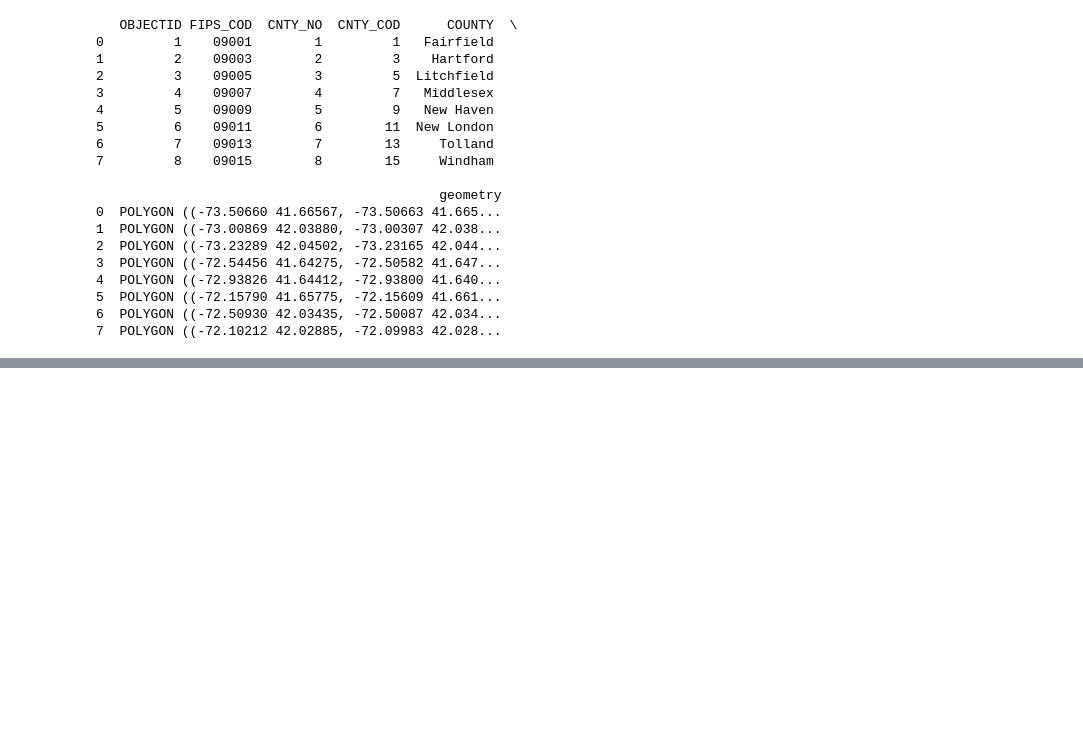
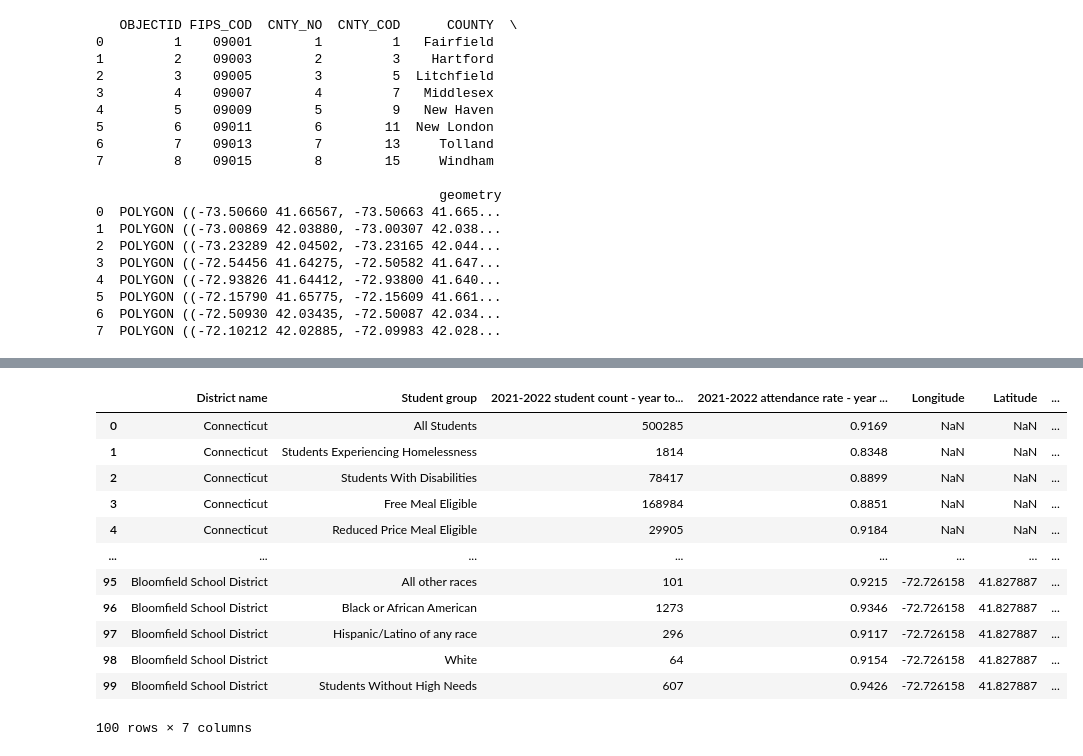
Before and after one commit to dmisiti/project_3_data_visualization, a Jupyter notebook: Untitled.ipynb, the cells around one changed output, grey strips where cells are left out. Drawn from its saved outputs; the diff is of its cells as text; code cells hidden in the pictures; blank space fills up the shorter version.

```diff
--- a/Untitled.ipynb
+++ b/Untitled.ipynb
@@ -15,10 +16,12 @@ warnings.filterwarnings("ignore")
 input_data = "resources/Education_Directory_20241219.csv"
 input_data2 = "resources/School_Attendance_by_Student_Group_and_District__2021-2022.csv"
 Mapedata_df = gpd.read_file("resources/Connecticut_County_Index_1575646623042208529.geojson")
+input_data3="resources/attendance_and_locations.csv"
 # %%
 # Reading in the data set
 education_df =pd.read_csv( input_data, low_memory= False)
 attendance_df = pd.read_csv(input_data2,low_memory = False)
+atte_loca_df= pd.read_csv(input_data3,low_memory = False)
 # %%
 #displaying the data set of education
 education_df.head(100)
@@ -336,0 +324,4 @@ AttributeError: 'DataFrame' object has no attribute 'explore'
+# %%
+#creating a new pandas dataframe with the information needed to add to the geopandas dataframe
+A_L_df= atte_loca_df[['District name','Student group','2021-2022 student count - year to date','2021-2022 attendance rate - year to date','Longitude','Latitude']]
+A_L_df.head()
@@ -336,0 +335,3 @@ AttributeError: 'DataFrame' object has no attribute 'explore'
+# %%
+#replacing the blanck cells with NaN inorder to allow the pandas dataframe to be converted to a geopandas data frame later
+A_LC_df=A_L_df.replace("", float('NaN'))
@@ -336,0 +357,20 @@ AttributeError: 'DataFrame' object has no attribute 'explore'
+# %%
+#creating a geometry column
+geometry=[Point(xy) for xy in zip(A_L_df['Longitude'],A_L_df['Latitude'])]
+#geometry=[Point(yx) for yx in zip(A_L_df['Latitude'],A_L_df['Longitude'])]
+A_LC_df['geometry']=geometry
+A_LC_df.head(100)
+# %% [output]
+|  | District name | Student group | 2021-2022 student count - year to... | 2021-2022 attendance rate - year ... | Longitude | Latitude | ... |
+| 0 | Connecticut | All Students | 500285 | 0.9169 | NaN | NaN | ... |
+| 1 | Connecticut | Students Experiencing Homelessness | 1814 | 0.8348 | NaN | NaN | ... |
+| 2 | Connecticut | Students With Disabilities | 78417 | 0.8899 | NaN | NaN | ... |
+| 3 | Connecticut | Free Meal Eligible | 168984 | 0.8851 | NaN | NaN | ... |
+| 4 | Connecticut | Reduced Price Meal Eligible | 29905 | 0.9184 | NaN | NaN | ... |
+| ... | ... | ... | ... | ... | ... | ... | ... |
+| 95 | Bloomfield School District | All other races | 101 | 0.9215 | -72.726158 | 41.827887 | ... |
+| 96 | Bloomfield School District | Black or African American | 1273 | 0.9346 | -72.726158 | 41.827887 | ... |
+| 97 | Bloomfield School District | Hispanic/Latino of any race | 296 | 0.9117 | -72.726158 | 41.827887 | ... |
+| 98 | Bloomfield School District | White | 64 | 0.9154 | -72.726158 | 41.827887 | ... |
+| 99 | Bloomfield School District | Students Without High Needs | 607 | 0.9426 | -72.726158 | 41.827887 | ... |
+100 rows × 7 columns
```
Also changed, not shown: parts of 34 cells of this notebook, 1 other file.
